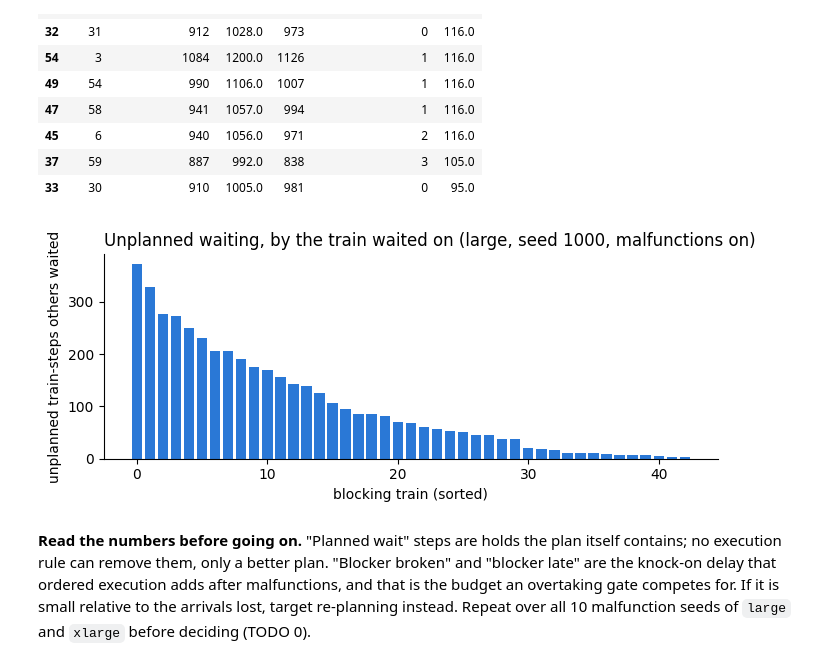
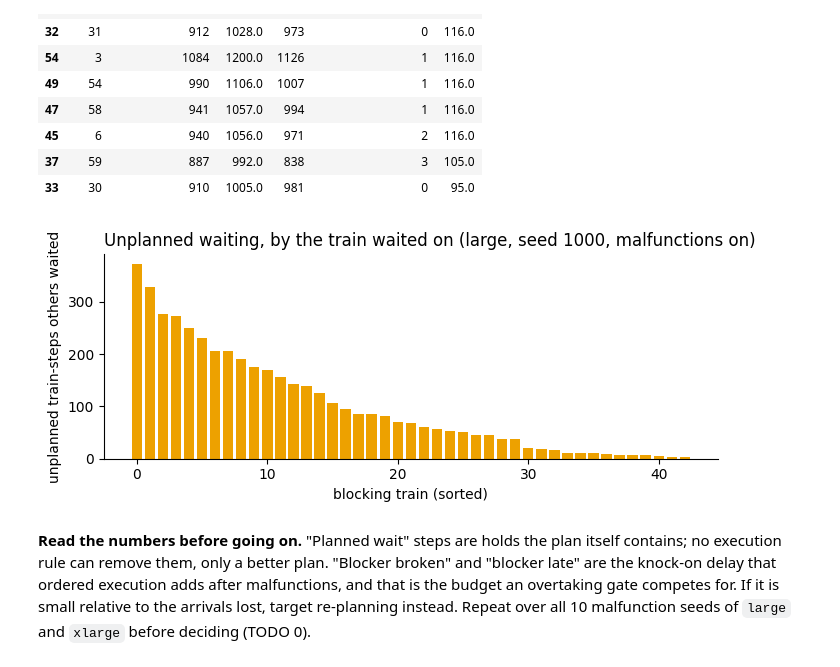
Before and after one commit to leandergrech/rl-flatland-rescheduling, a Jupyter notebook: notebooks/03-first-experiment.ipynb, the cells around one changed output. Drawn from its saved outputs; the diff is of its cells as text; code cells hidden in the pictures.

```diff
--- a/notebooks/03-first-experiment.ipynb
+++ b/notebooks/03-first-experiment.ipynb
@@ -97,14 +97,14 @@ held train-steps by cause: {'blocker late': 4036, 'planned wait': 742, 'blocker
 # %%
 if len(waits):
     per_blocker = waits[waits.reason != "planned wait"].groupby("blocker").size().sort_values(ascending=False)
     fig, ax = plt.subplots(figsize=(7, 3))
-    ax.bar(range(len(per_blocker)), per_blocker.values, color="#2a78d6")
+    ax.bar(range(len(per_blocker)), per_blocker.values, color="#eda100")
     ax.set_xlabel("blocking train (sorted)"); ax.set_ylabel("unplanned train-steps others waited")
     ax.set_title("Unplanned waiting, by the train waited on (large, seed 1000, malfunctions on)", loc="left")
     for s in ["top", "right"]: ax.spines[s].set_visible(False)
     plt.tight_layout()
 # %% [output]
-[figure, old version]
+[figure, new version]
 # %% [markdown]
 **Read the numbers before going on.** "Planned wait" steps are holds the plan itself contains; no
 execution rule can remove them, only a better plan. "Blocker broken" and "blocker late" are the
```
Also changed, not shown: 36 other files.
